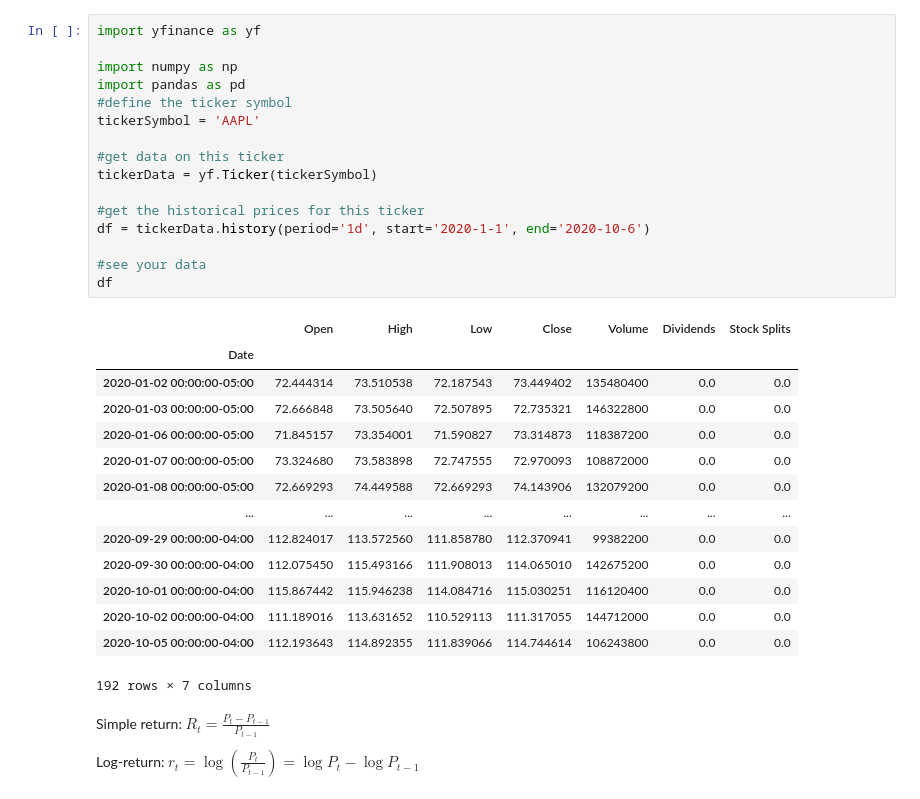
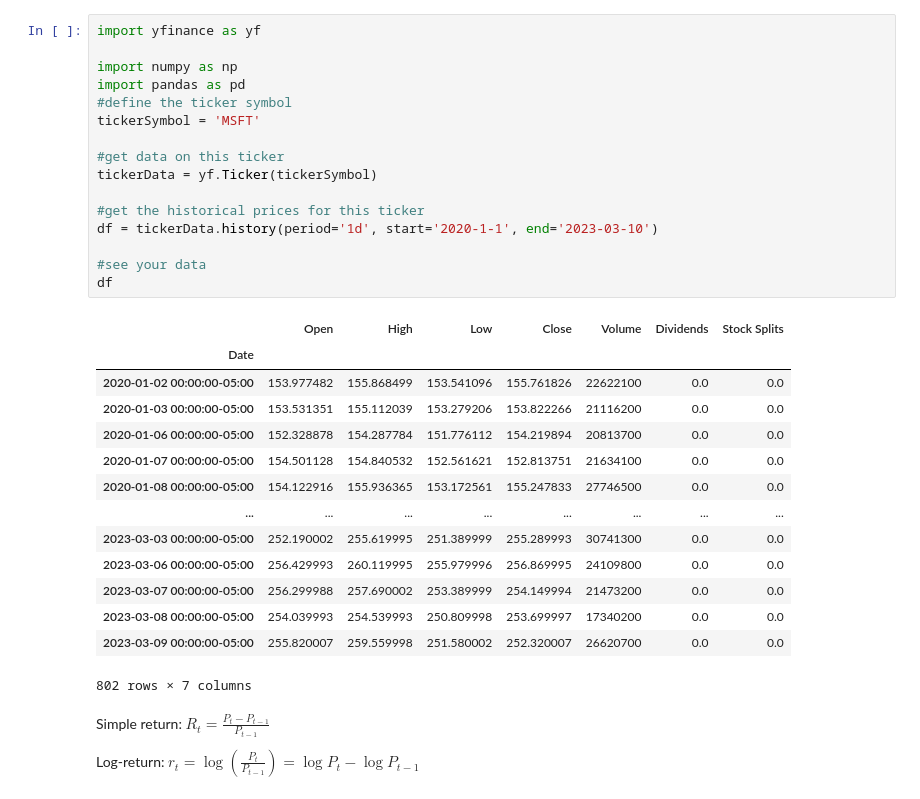
Before and after one commit to danpele/Stat_fin_markets, a Jupyter notebook: SFM_returns/SFM_returns.ipynb, the cells around one changed output. Saved outputs shown, nothing was run; the diff lists cells and outputs as text.

```diff
--- a/SFM_returns/SFM_returns.ipynb
+++ b/SFM_returns/SFM_returns.ipynb
@@ -23,34 +25,34 @@ Requirement already satisfied: pycparser in /usr/local/lib/python3.8/dist-packag
 # %%
 import yfinance as yf
 
 import numpy as np
 import pandas as pd
 #define the ticker symbol
-tickerSymbol = 'AAPL'
+tickerSymbol = 'MSFT'
 
 #get data on this ticker
 tickerData = yf.Ticker(tickerSymbol)
 
 #get the historical prices for this ticker
-df = tickerData.history(period='1d', start='2020-1-1', end='2020-10-6')
+df = tickerData.history(period='1d', start='2020-1-1', end='2023-03-10')
 
 #see your data
 df
 # %% [output]
 |  | Open | High | Low | Close | Volume | Dividends | Stock Splits |
 | Date |  |  |  |  |  |  |  |
-| 2020-01-02 00:00:00-05:00 | 72.444314 | 73.510538 | 72.187543 | 73.449402 | 135480400 | 0.0 | 0.0 |
-| 2020-01-03 00:00:00-05:00 | 72.666848 | 73.505640 | 72.507895 | 72.735321 | 146322800 | 0.0 | 0.0 |
-| 2020-01-06 00:00:00-05:00 | 71.845157 | 73.354001 | 71.590827 | 73.314873 | 118387200 | 0.0 | 0.0 |
-| 2020-01-07 00:00:00-05:00 | 73.324680 | 73.583898 | 72.747555 | 72.970093 | 108872000 | 0.0 | 0.0 |
-| 2020-01-08 00:00:00-05:00 | 72.669293 | 74.449588 | 72.669293 | 74.143906 | 132079200 | 0.0 | 0.0 |
+| 2020-01-02 00:00:00-05:00 | 153.977482 | 155.868499 | 153.541096 | 155.761826 | 22622100 | 0.0 | 0.0 |
+| 2020-01-03 00:00:00-05:00 | 153.531351 | 155.112039 | 153.279206 | 153.822266 | 21116200 | 0.0 | 0.0 |
+| 2020-01-06 00:00:00-05:00 | 152.328878 | 154.287784 | 151.776112 | 154.219894 | 20813700 | 0.0 | 0.0 |
+| 2020-01-07 00:00:00-05:00 | 154.501128 | 154.840532 | 152.561621 | 152.813751 | 21634100 | 0.0 | 0.0 |
+| 2020-01-08 00:00:00-05:00 | 154.122916 | 155.936365 | 153.172561 | 155.247833 | 27746500 | 0.0 | 0.0 |
 | ... | ... | ... | ... | ... | ... | ... | ... |
-| 2020-09-29 00:00:00-04:00 | 112.824017 | 113.572560 | 111.858780 | 112.370941 | 99382200 | 0.0 | 0.0 |
-| 2020-09-30 00:00:00-04:00 | 112.075450 | 115.493166 | 111.908013 | 114.065010 | 142675200 | 0.0 | 0.0 |
-| 2020-10-01 00:00:00-04:00 | 115.867442 | 115.946238 | 114.084716 | 115.030251 | 116120400 | 0.0 | 0.0 |
-| 2020-10-02 00:00:00-04:00 | 111.189016 | 113.631652 | 110.529113 | 111.317055 | 144712000 | 0.0 | 0.0 |
-| 2020-10-05 00:00:00-04:00 | 112.193643 | 114.892355 | 111.839066 | 114.744614 | 106243800 | 0.0 | 0.0 |
+| 2023-03-03 00:00:00-05:00 | 252.190002 | 255.619995 | 251.389999 | 255.289993 | 30741300 | 0.0 | 0.0 |
+| 2023-03-06 00:00:00-05:00 | 256.429993 | 260.119995 | 255.979996 | 256.869995 | 24109800 | 0.0 | 0.0 |
+| 2023-03-07 00:00:00-05:00 | 256.299988 | 257.690002 | 253.389999 | 254.149994 | 21473200 | 0.0 | 0.0 |
+| 2023-03-08 00:00:00-05:00 | 254.039993 | 254.539993 | 250.809998 | 253.699997 | 17340200 | 0.0 | 0.0 |
+| 2023-03-09 00:00:00-05:00 | 255.820007 | 259.559998 | 251.580002 | 252.320007 | 26620700 | 0.0 | 0.0 |
-192 rows × 7 columns
+802 rows × 7 columns
 # %% [markdown]
 
 Simple return: $R_t=\frac{P_t - P_{t-1}}{P_{t-1}}$
```
Also changed, not shown: parts of 10 cells of this notebook.
